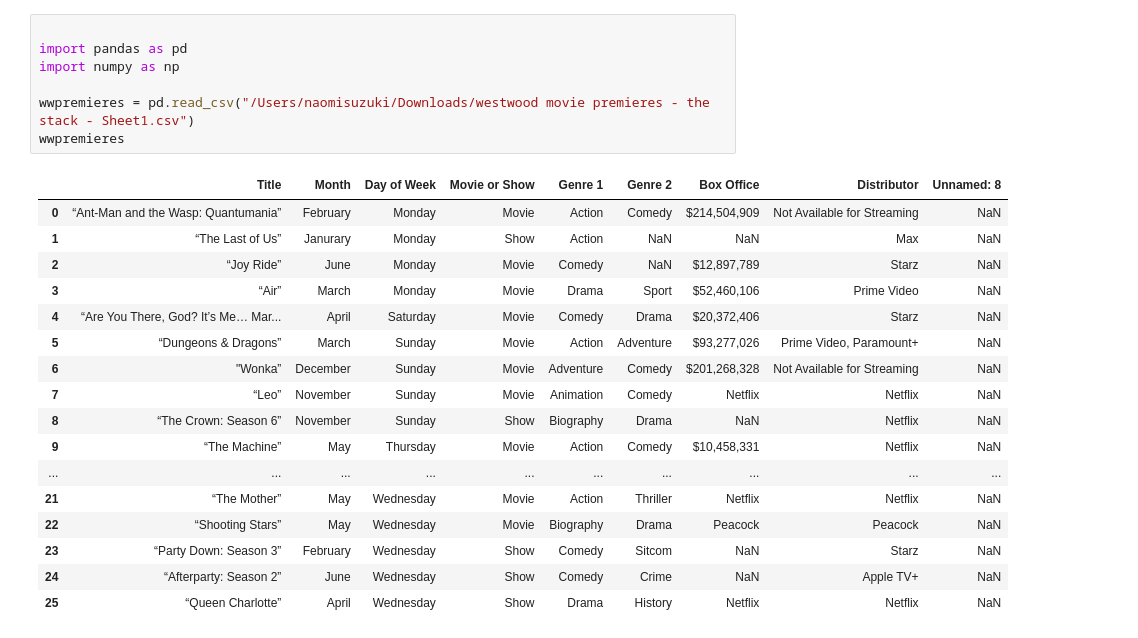
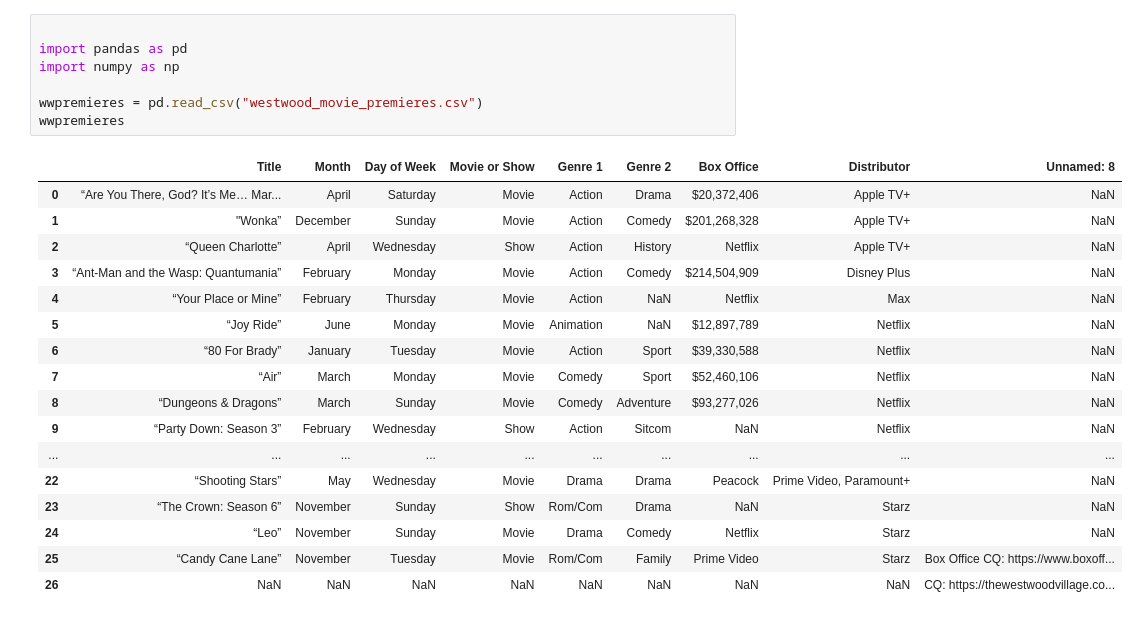
Before and after one commit to dailybruin/the-stack, a Jupyter notebook: stack-stats/2024-02-12-wwpremieres/wwpremieres.ipynb, the cells around one changed output. Cells and saved outputs as stored; diff of their text form.

```diff
--- a/stack-stats/2024-02-12-wwpremieres/wwpremieres.ipynb
+++ b/stack-stats/2024-02-12-wwpremieres/wwpremieres.ipynb
@@ -1,28 +1,28 @@
 # %%
 
 import pandas as pd
 import numpy as np
 
-wwpremieres = pd.read_csv("/Users/naomisuzuki/Downloads/westwood movie premieres - the stack - Sheet1.csv")
+wwpremieres = pd.read_csv("westwood_movie_premieres.csv")
 wwpremieres
 # %% [output]
 |  | Title | Month | Day of Week | Movie or Show | Genre 1 | Genre 2 | Box Office | Distributor | Unnamed: 8 |
-| 0 | “Ant-Man and the Wasp: Quantumania” | February | Monday | Movie | Action | Comedy | $214,504,909 | Not Available for Streaming | NaN |
-| 1 | “The Last of Us” | Janurary | Monday | Show | Action | NaN | NaN | Max | NaN |
-| 2 | “Joy Ride” | June | Monday | Movie | Comedy | NaN | $12,897,789 | Starz | NaN |
-| 3 | “Air” | March | Monday | Movie | Drama | Sport | $52,460,106 | Prime Video | NaN |
-| 4 | “Are You There, God? It’s Me… Mar... | April | Saturday | Movie | Comedy | Drama | $20,372,406 | Starz | NaN |
-| 5 | “Dungeons & Dragons” | March | Sunday | Movie | Action | Adventure | $93,277,026 | Prime Video, Paramount+ | NaN |
-| 6 | "Wonka” | December | Sunday | Movie | Adventure | Comedy | $201,268,328 | Not Available for Streaming | NaN |
-| 7 | “Leo” | November | Sunday | Movie | Animation | Comedy | Netflix | Netflix | NaN |
-| 8 | “The Crown: Season 6” | November | Sunday | Show | Biography | Drama | NaN | Netflix | NaN |
-| 9 | “The Machine” | May | Thursday | Movie | Action | Comedy | $10,458,331 | Netflix | NaN |
+| 0 | “Are You There, God? It’s Me… Mar... | April | Saturday | Movie | Action | Drama | $20,372,406 | Apple TV+ | NaN |
+| 1 | "Wonka” | December | Sunday | Movie | Action | Comedy | $201,268,328 | Apple TV+ | NaN |
+| 2 | “Queen Charlotte” | April | Wednesday | Show | Action | History | Netflix | Apple TV+ | NaN |
+| 3 | “Ant-Man and the Wasp: Quantumania” | February | Monday | Movie | Action | Comedy | $214,504,909 | Disney Plus | NaN |
+| 4 | “Your Place or Mine” | February | Thursday | Movie | Action | NaN | Netflix | Max | NaN |
+| 5 | “Joy Ride” | June | Monday | Movie | Animation | NaN | $12,897,789 | Netflix | NaN |
+| 6 | “80 For Brady” | January | Tuesday | Movie | Action | Sport | $39,330,588 | Netflix | NaN |
+| 7 | “Air” | March | Monday | Movie | Comedy | Sport | $52,460,106 | Netflix | NaN |
+| 8 | “Dungeons & Dragons” | March | Sunday | Movie | Comedy | Adventure | $93,277,026 | Netflix | NaN |
+| 9 | “Party Down: Season 3” | February | Wednesday | Show | Action | Sitcom | NaN | Netflix | NaN |
 | ... | ... | ... | ... | ... | ... | ... | ... | ... | ... |
-| 21 | “The Mother” | May | Wednesday | Movie | Action | Thriller | Netflix | Netflix | NaN |
-| 22 | “Shooting Stars” | May | Wednesday | Movie | Biography | Drama | Peacock | Peacock | NaN |
-| 23 | “Party Down: Season 3” | February | Wednesday | Show | Comedy | Sitcom | NaN | Starz | NaN |
-| 24 | “Afterparty: Season 2” | June | Wednesday | Show | Comedy | Crime | NaN | Apple TV+ | NaN |
-| 25 | “Queen Charlotte” | April | Wednesday | Show | Drama | History | Netflix | Netflix | NaN |
+| 22 | “Shooting Stars” | May | Wednesday | Movie | Drama | Drama | Peacock | Prime Video, Paramount+ | NaN |
+| 23 | “The Crown: Season 6” | November | Sunday | Show | Rom/Com | Drama | NaN | Starz | NaN |
+| 24 | “Leo” | November | Sunday | Movie | Drama | Comedy | Netflix | Starz | NaN |
+| 25 | “Candy Cane Lane” | November | Tuesday | Movie | Rom/Com | Family | Prime Video | Starz | Box Office CQ: https://www.boxoff... |
+| 26 | NaN | NaN | NaN | NaN | NaN | NaN | NaN | NaN | CQ: https://thewestwoodvillage.co... |
 # %%
 import matplotlib.pyplot as plt
 
```
Also changed, not shown: parts of 1 cell of this notebook, 1 other file.
